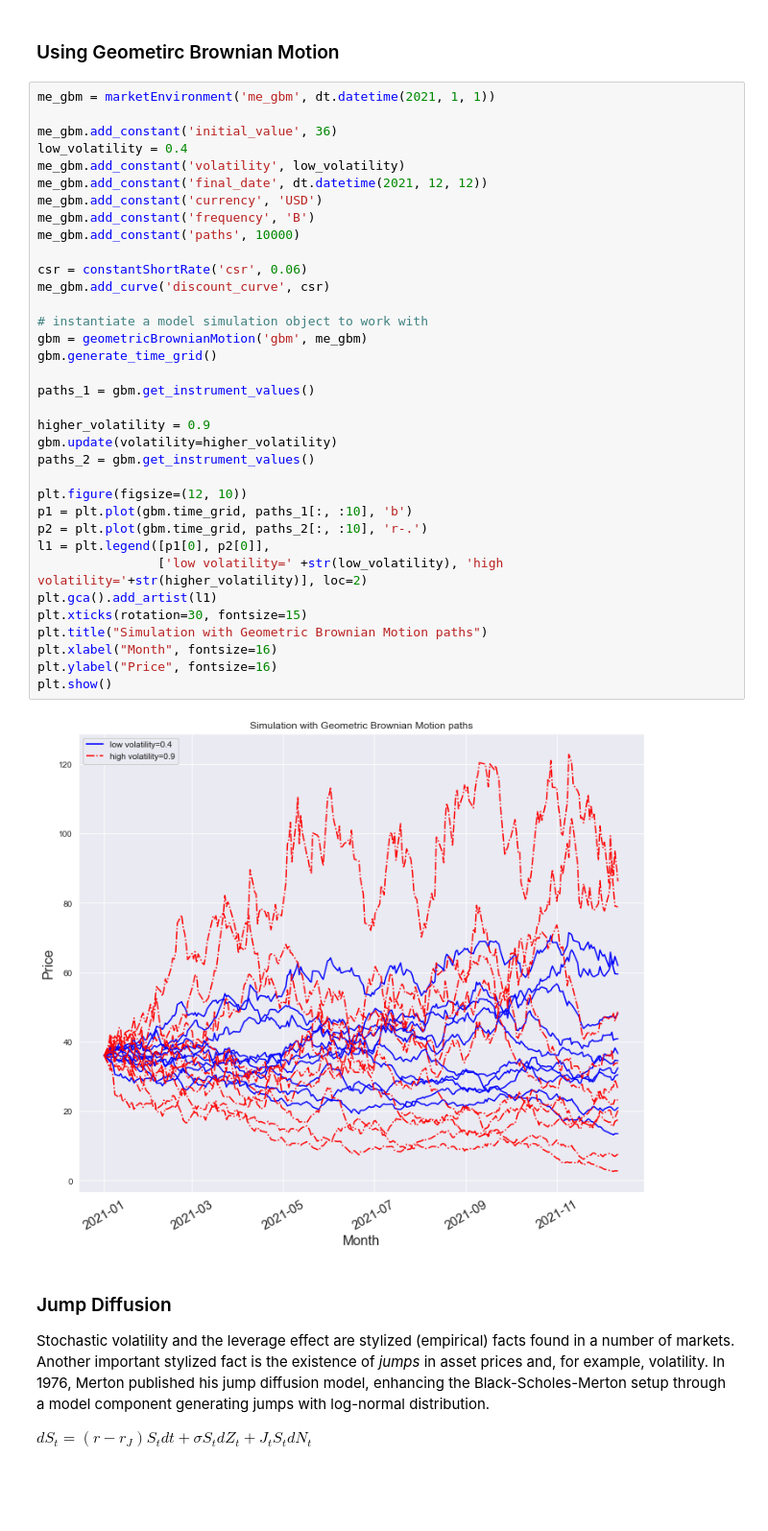
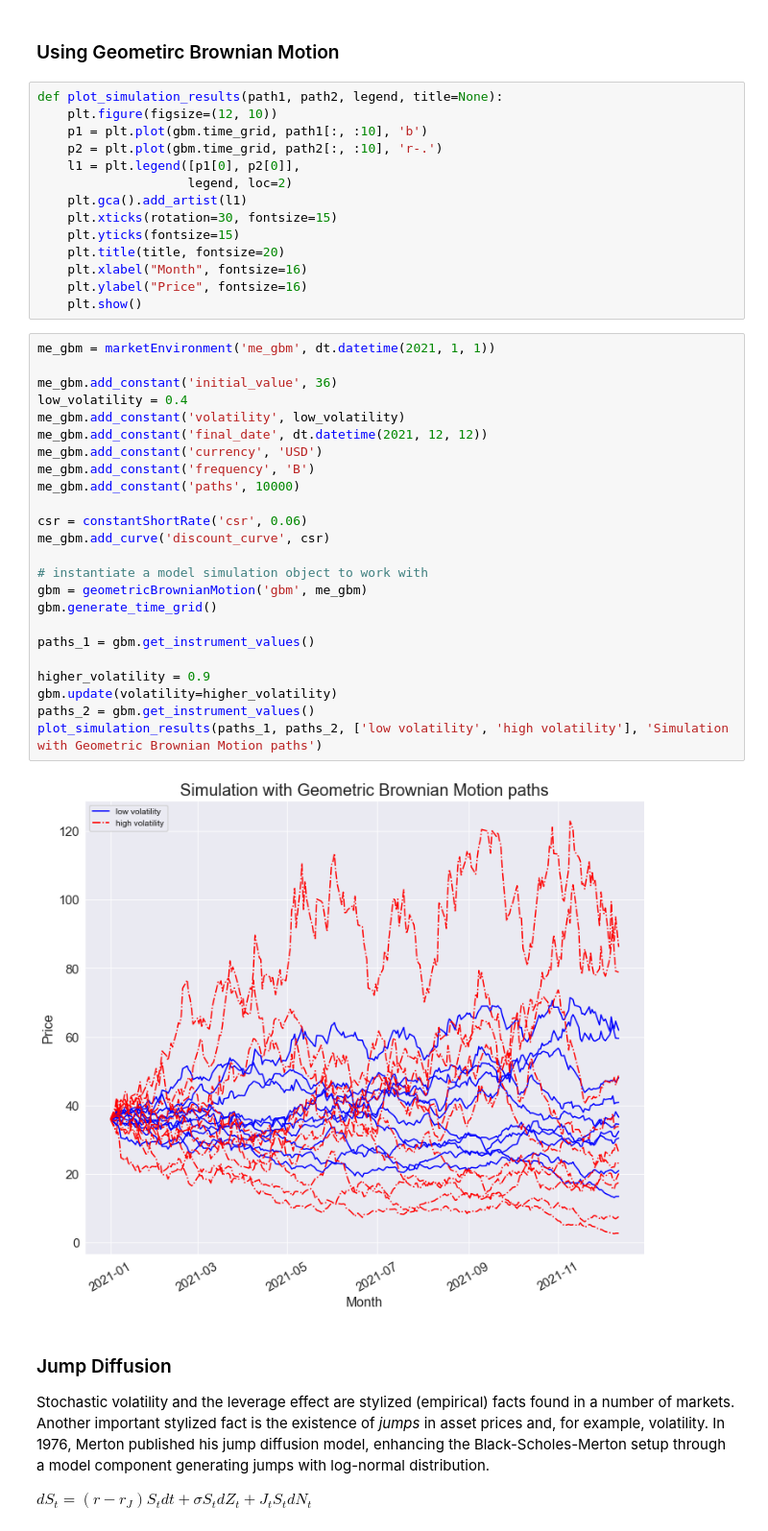
Before and after one commit to vmatei2/FinancialMathematics, a Jupyter notebook: notebooks/asset_pricing_and_simulation_class.ipynb, the cells around one changed output. Shown: that part at 96% size. Saved outputs shown, nothing was run; the diff lists cells and outputs as text; blank space fills up the shorter version.

```diff
--- a/notebooks/asset_pricing_and_simulation_class.ipynb
+++ b/notebooks/asset_pricing_and_simulation_class.ipynb
@@ -82,43 +83,46 @@ from classes.simulation_class import geometricBrownianMotion
 import datetime as dt
 # %% [markdown]
 ### Using Geometirc Brownian Motion
+# %%
+def plot_simulation_results(path1, path2, legend, title=None):
+    plt.figure(figsize=(12, 10))
+    p1 = plt.plot(gbm.time_grid, path1[:, :10], 'b')
+    p2 = plt.plot(gbm.time_grid, path2[:, :10], 'r-.')
+    l1 = plt.legend([p1[0], p2[0]],
+                    legend, loc=2)
+    plt.gca().add_artist(l1)
+    plt.xticks(rotation=30, fontsize=15)
+    plt.yticks(fontsize=15)
+    plt.title(title, fontsize=20)
+    plt.xlabel("Month", fontsize=16)
+    plt.ylabel("Price", fontsize=16)
+    plt.show()
 # %%
 me_gbm = marketEnvironment('me_gbm', dt.datetime(2021, 1, 1))
 
 me_gbm.add_constant('initial_value', 36)
 low_volatility = 0.4
 me_gbm.add_constant('volatility', low_volatility)
 me_gbm.add_constant('final_date', dt.datetime(2021, 12, 12))
 me_gbm.add_constant('currency', 'USD')
 me_gbm.add_constant('frequency', 'B')
 me_gbm.add_constant('paths', 10000)
 
 csr = constantShortRate('csr', 0.06)
 me_gbm.add_curve('discount_curve', csr)
 
 # instantiate a model simulation object to work with
 gbm = geometricBrownianMotion('gbm', me_gbm)
 gbm.generate_time_grid()
 
 paths_1 = gbm.get_instrument_values()
 
 higher_volatility = 0.9
 gbm.update(volatility=higher_volatility)
 paths_2 = gbm.get_instrument_values()
-
-plt.figure(figsize=(12, 10))
-p1 = plt.plot(gbm.time_grid, paths_1[:, :10], 'b')
-p2 = plt.plot(gbm.time_grid, paths_2[:, :10], 'r-.')
-l1 = plt.legend([p1[0], p2[0]],
-                ['low volatility=' +str(low_volatility), 'high volatility='+str(higher_volatility)], loc=2)
-plt.gca().add_artist(l1)
-plt.xticks(rotation=30, fontsize=15)
-plt.title("Simulation with Geometric Brownian Motion paths")
-plt.xlabel("Month", fontsize=16)
-plt.ylabel("Price", fontsize=16)
-plt.show()
+plot_simulation_results(paths_1, paths_2, ['low volatility', 'high volatility'], 'Simulation with Geometric Brownian Motion paths')
 # %% [output]
-[figure, old version]
+[figure, new version]
 # %% [markdown]
 ### Jump Diffusion
 
```
Also changed, not shown: parts of 3 cells of this notebook.
